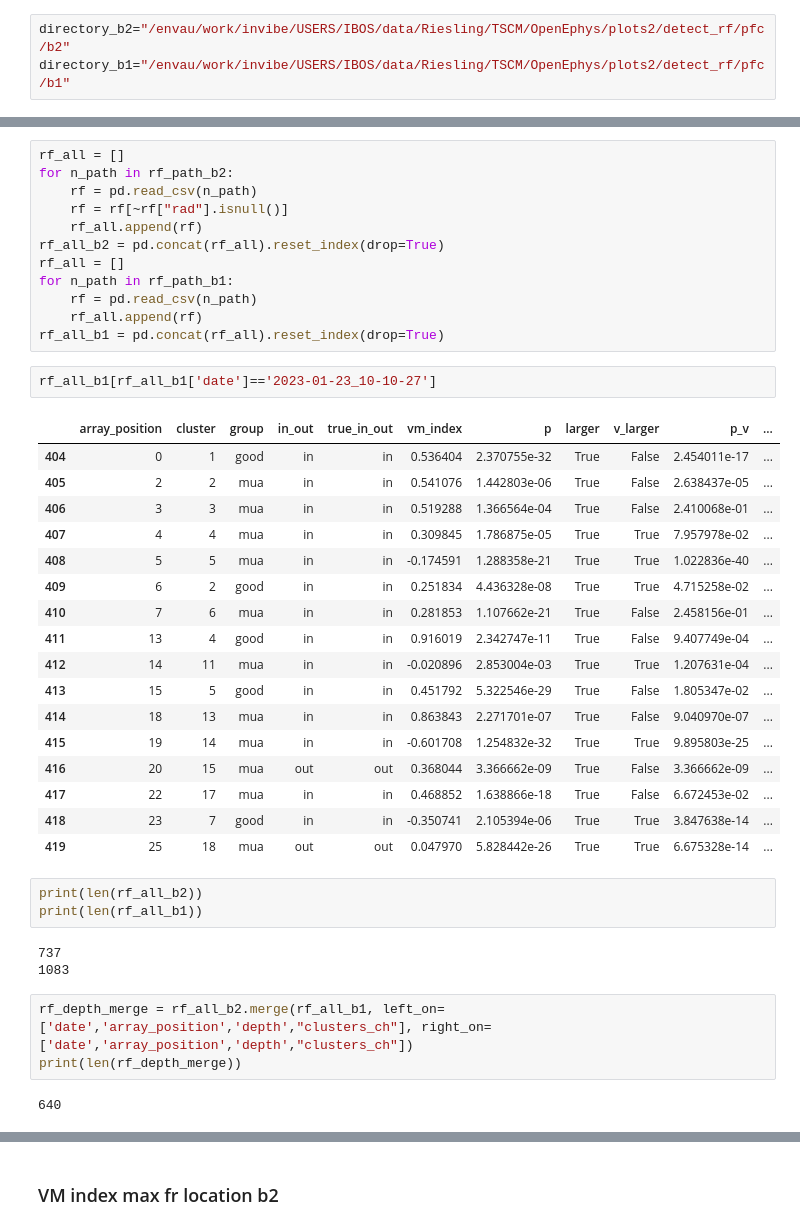
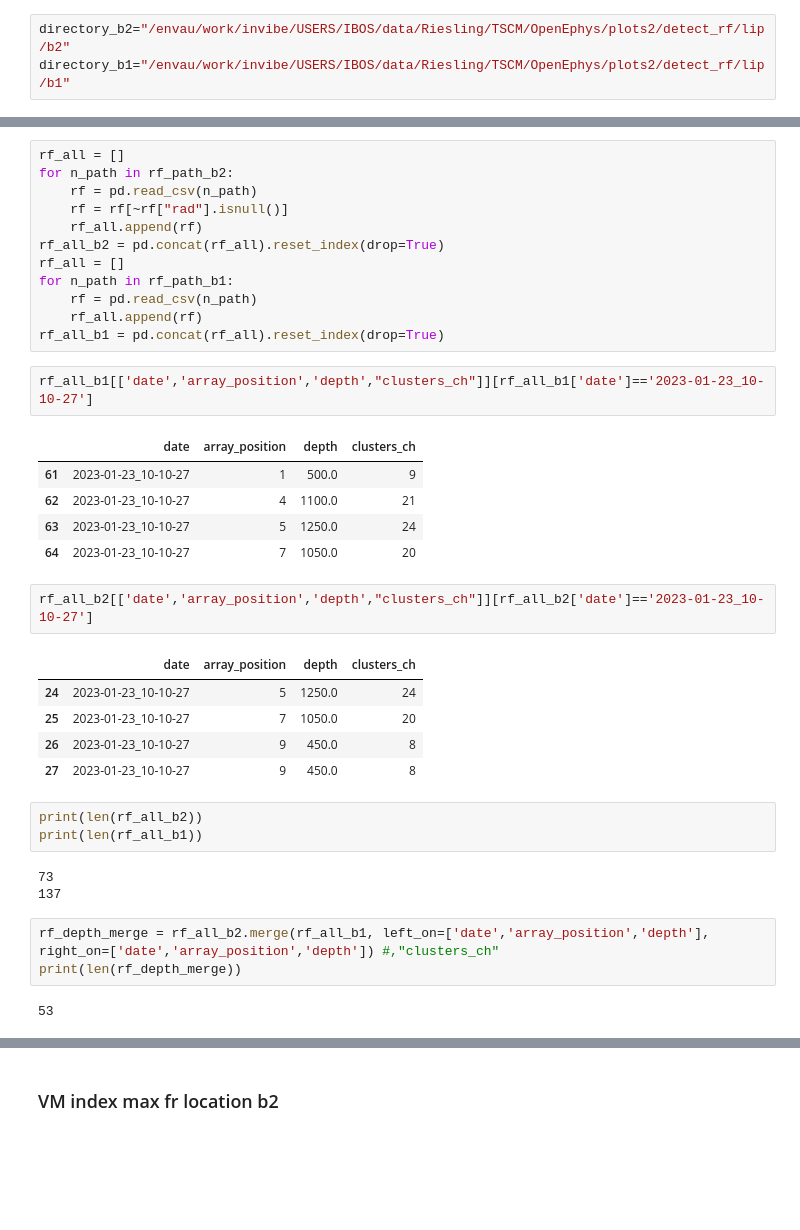
Before and after one commit to Ibos-lab/EphysVibe, a Jupyter notebook: examples/rf_stats.ipynb, the cells around one changed output, grey strips where cells are left out. Drawn from its saved outputs; the diff is of its cells as text; blank space fills up the shorter version.

```diff
--- a/examples/rf_stats.ipynb
+++ b/examples/rf_stats.ipynb
@@ -18,8 +18,8 @@ import os, glob
 # %% [markdown]
 ## Load data
 # %%
-directory_b2="/envau/work/invibe/USERS/IBOS/data/Riesling/TSCM/OpenEphys/plots2/detect_rf/pfc/b2"
-directory_b1="/envau/work/invibe/USERS/IBOS/data/Riesling/TSCM/OpenEphys/plots2/detect_rf/pfc/b1"
+directory_b2="/envau/work/invibe/USERS/IBOS/data/Riesling/TSCM/OpenEphys/plots2/detect_rf/lip/b2"
+directory_b1="/envau/work/invibe/USERS/IBOS/data/Riesling/TSCM/OpenEphys/plots2/detect_rf/lip/b1"
 # %%
 rf_path_b2 = os.path.normpath(str(directory_b2) + "/*.csv")
 rf_path_b2 = glob.glob(rf_path_b2, recursive=True)
@@ -42,33 +42,29 @@ for n_path in rf_path_b1:
     rf_all.append(rf)
 rf_all_b1 = pd.concat(rf_all).reset_index(drop=True)
 # %%
-rf_all_b1[rf_all_b1['date']=='2023-01-23_10-10-27']
+rf_all_b1[['date','array_position','depth',"clusters_ch"]][rf_all_b1['date']=='2023-01-23_10-10-27']
 # %% [output]
-|  | array_position | cluster | group | in_out | true_in_out | vm_index | p | larger | v_larger | p_v | ... |
-| 404 | 0 | 1 | good | in | in | 0.536404 | 2.370755e-32 | True | False | 2.454011e-17 | ... |
-| 405 | 2 | 2 | mua | in | in | 0.541076 | 1.442803e-06 | True | False | 2.638437e-05 | ... |
-| 406 | 3 | 3 | mua | in | in | 0.519288 | 1.366564e-04 | True | False | 2.410068e-01 | ... |
-| 407 | 4 | 4 | mua | in | in | 0.309845 | 1.786875e-05 | True | True | 7.957978e-02 | ... |
-| 408 | 5 | 5 | mua | in | in | -0.174591 | 1.288358e-21 | True | True | 1.022836e-40 | ... |
-| 409 | 6 | 2 | good | in | in | 0.251834 | 4.436328e-08 | True | True | 4.715258e-02 | ... |
-| 410 | 7 | 6 | mua | in | in | 0.281853 | 1.107662e-21 | True | False | 2.458156e-01 | ... |
-| 411 | 13 | 4 | good | in | in | 0.916019 | 2.342747e-11 | True | False | 9.407749e-04 | ... |
-| 412 | 14 | 11 | mua | in | in | -0.020896 | 2.853004e-03 | True | True | 1.207631e-04 | ... |
-| 413 | 15 | 5 | good | in | in | 0.451792 | 5.322546e-29 | True | False | 1.805347e-02 | ... |
-| 414 | 18 | 13 | mua | in | in | 0.863843 | 2.271701e-07 | True | False | 9.040970e-07 | ... |
-| 415 | 19 | 14 | mua | in | in | -0.601708 | 1.254832e-32 | True | True | 9.895803e-25 | ... |
-| 416 | 20 | 15 | mua | out | out | 0.368044 | 3.366662e-09 | True | False | 3.366662e-09 | ... |
-| 417 | 22 | 17 | mua | in | in | 0.468852 | 1.638866e-18 | True | False | 6.672453e-02 | ... |
-| 418 | 23 | 7 | good | in | in | -0.350741 | 2.105394e-06 | True | True | 3.847638e-14 | ... |
-| 419 | 25 | 18 | mua | out | out | 0.047970 | 5.828442e-26 | True | True | 6.675328e-14 | ... |
+|  | date | array_position | depth | clusters_ch |
+| 61 | 2023-01-23_10-10-27 | 1 | 500.0 | 9 |
+| 62 | 2023-01-23_10-10-27 | 4 | 1100.0 | 21 |
+| 63 | 2023-01-23_10-10-27 | 5 | 1250.0 | 24 |
+| 64 | 2023-01-23_10-10-27 | 7 | 1050.0 | 20 |
+# %%
+rf_all_b2[['date','array_position','depth',"clusters_ch"]][rf_all_b2['date']=='2023-01-23_10-10-27']
+# %% [output]
+|  | date | array_position | depth | clusters_ch |
+| 24 | 2023-01-23_10-10-27 | 5 | 1250.0 | 24 |
+| 25 | 2023-01-23_10-10-27 | 7 | 1050.0 | 20 |
+| 26 | 2023-01-23_10-10-27 | 9 | 450.0 | 8 |
+| 27 | 2023-01-23_10-10-27 | 9 | 450.0 | 8 |
 # %%
 print(len(rf_all_b2))
 print(len(rf_all_b1))
 # %% [output]
-737
-1083
+73
+137
 # %%
-rf_depth_merge = rf_all_b2.merge(rf_all_b1, left_on=['date','array_position','depth',"clusters_ch"], right_on=['date','array_position','depth',"clusters_ch"])
+rf_depth_merge = rf_all_b2.merge(rf_all_b1, left_on=['date','array_position','depth'], right_on=['date','array_position','depth']) #,"clusters_ch"
 print(len(rf_depth_merge))
 # %% [output]
-640
+53
```
Also changed, not shown: parts of 15 cells of this notebook, 3 other files.
